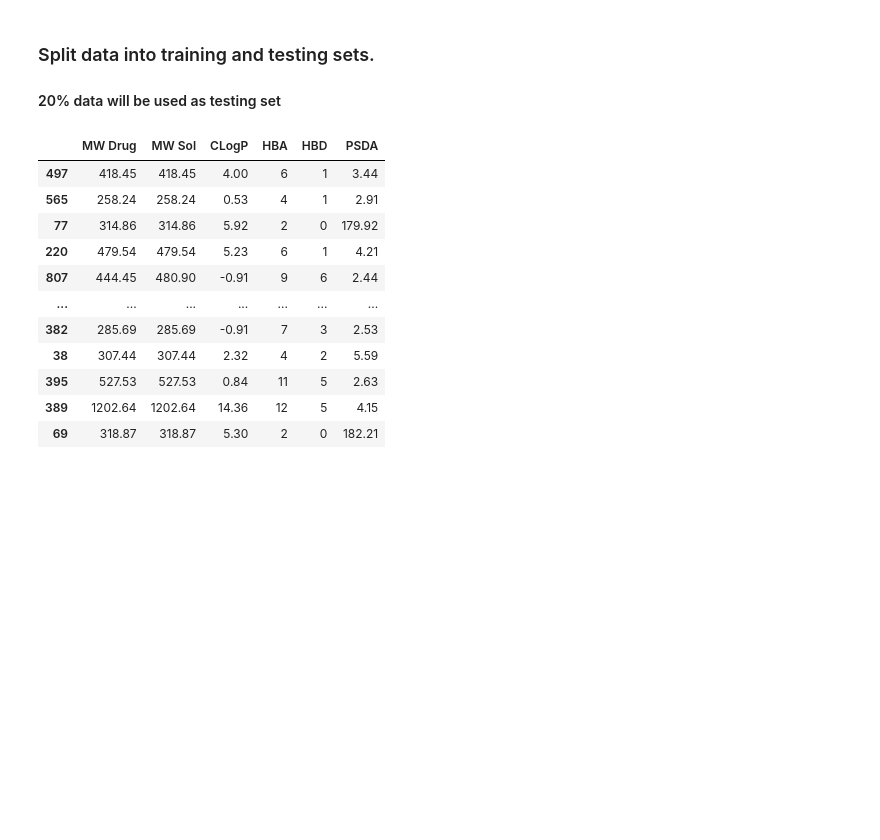
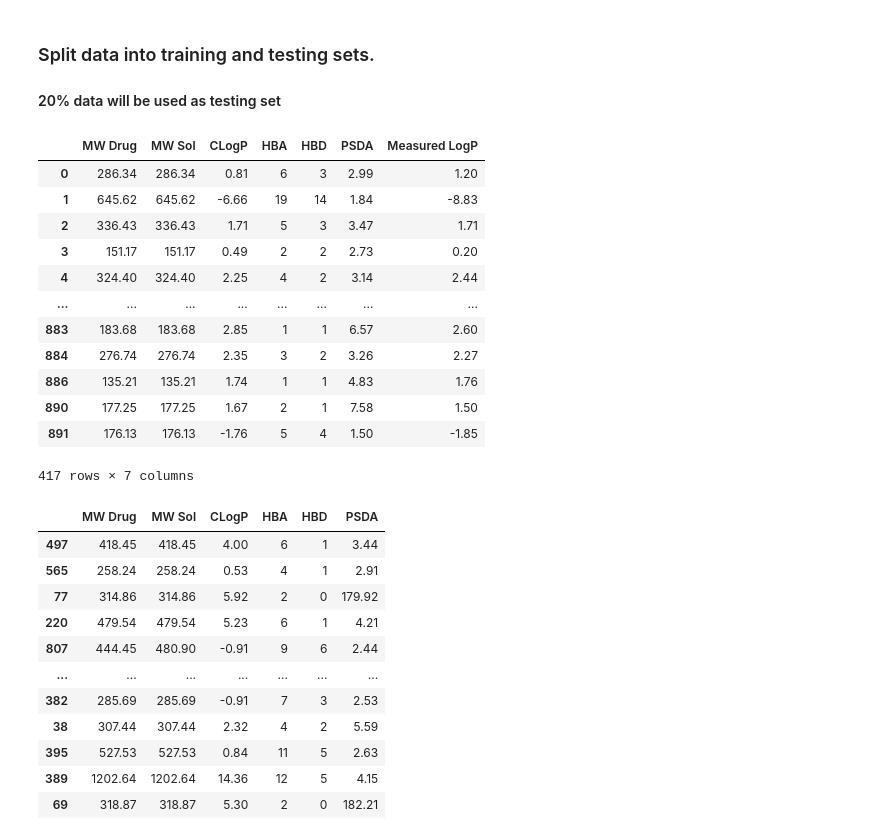
Before and after one commit to Chenyi-Mao/formulation, a Jupyter notebook: formulation/predict_missing_val.ipynb, the cells around one changed output. Drawn from its saved outputs; the diff is of its cells as text; code cells hidden in the pictures; blank space fills up the shorter version.

```diff
--- a/formulation/predict_missing_val.ipynb
+++ b/formulation/predict_missing_val.ipynb
@@ -20,3 +20,13 @@ dataframe = pd.read_csv("./data/FDA_APPROVED.csv")
 needed = ["MW Drug", "MW Sol", "CLogP", "HBA", "HBD", "PSDA", "Measured LogP"]
 inputs = needed[:6]
 output = needed[-1]
+# %%
+def label_class(row):
+    if row["Formulation"] == "tablets":
+        return 0
+    elif row["Formulation"] == "capsules":
+        return 1
+    elif row["Formulation"] == "solution":
+        return 2
+# %%
+dataframe["label"] = dataframe.apply(lambda row: label_class(row), axis=1)
@@ -36,11 +48,31 @@ data.describe()
 | max | 4491.980000 | 4491.980000 | 14.360000 | 67.000000 | 63.000000 | 250.380000 | 7.800000 |
 # %% [markdown]
 ### Drop rows with `nan` values (Missing values)
+# %%
+
+
+data = data.dropna()
 # %%
 data = data.dropna()
 # %% [markdown]
 ### Split data into training and testing sets.
 #### 20% data will be used as testing set
+# %%
+data
+# %% [output]
+|  | MW Drug | MW Sol | CLogP | HBA | HBD | PSDA | Measured LogP |
+| 0 | 286.34 | 286.34 | 0.81 | 6 | 3 | 2.99 | 1.20 |
+| 1 | 645.62 | 645.62 | -6.66 | 19 | 14 | 1.84 | -8.83 |
+| 2 | 336.43 | 336.43 | 1.71 | 5 | 3 | 3.47 | 1.71 |
+| 3 | 151.17 | 151.17 | 0.49 | 2 | 2 | 2.73 | 0.20 |
+| 4 | 324.40 | 324.40 | 2.25 | 4 | 2 | 3.14 | 2.44 |
+| ... | ... | ... | ... | ... | ... | ... | ... |
+| 883 | 183.68 | 183.68 | 2.85 | 1 | 1 | 6.57 | 2.60 |
+| 884 | 276.74 | 276.74 | 2.35 | 3 | 2 | 3.26 | 2.27 |
+| 886 | 135.21 | 135.21 | 1.74 | 1 | 1 | 4.83 | 1.76 |
+| 890 | 177.25 | 177.25 | 1.67 | 2 | 1 | 7.58 | 1.50 |
+| 891 | 176.13 | 176.13 | -1.76 | 5 | 4 | 1.50 | -1.85 |
+417 rows × 7 columns
 # %%
 train, test = train_test_split(data, test_size=0.2, random_state=1010)
 # %%
```
Also changed, not shown: parts of 5 cells of this notebook.
